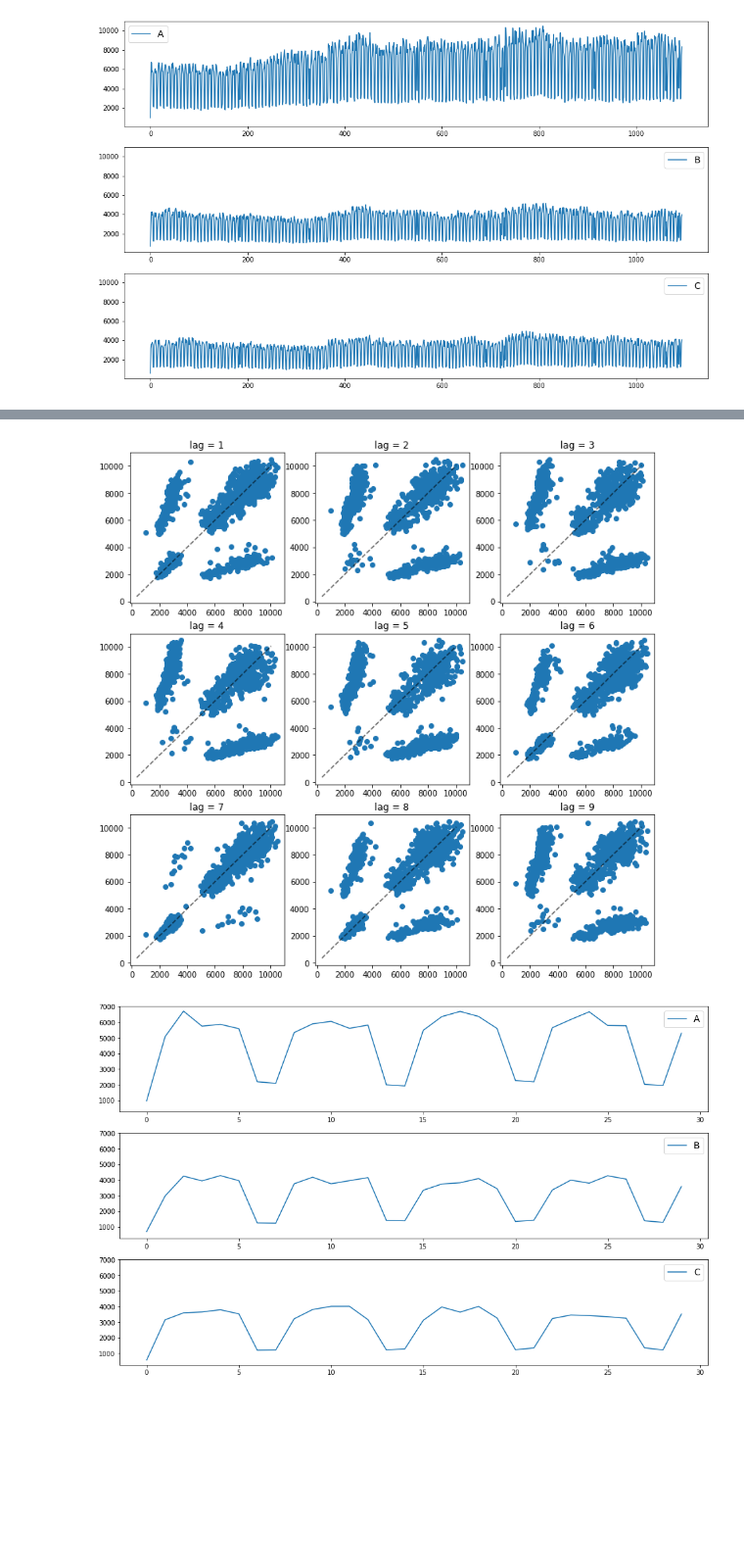
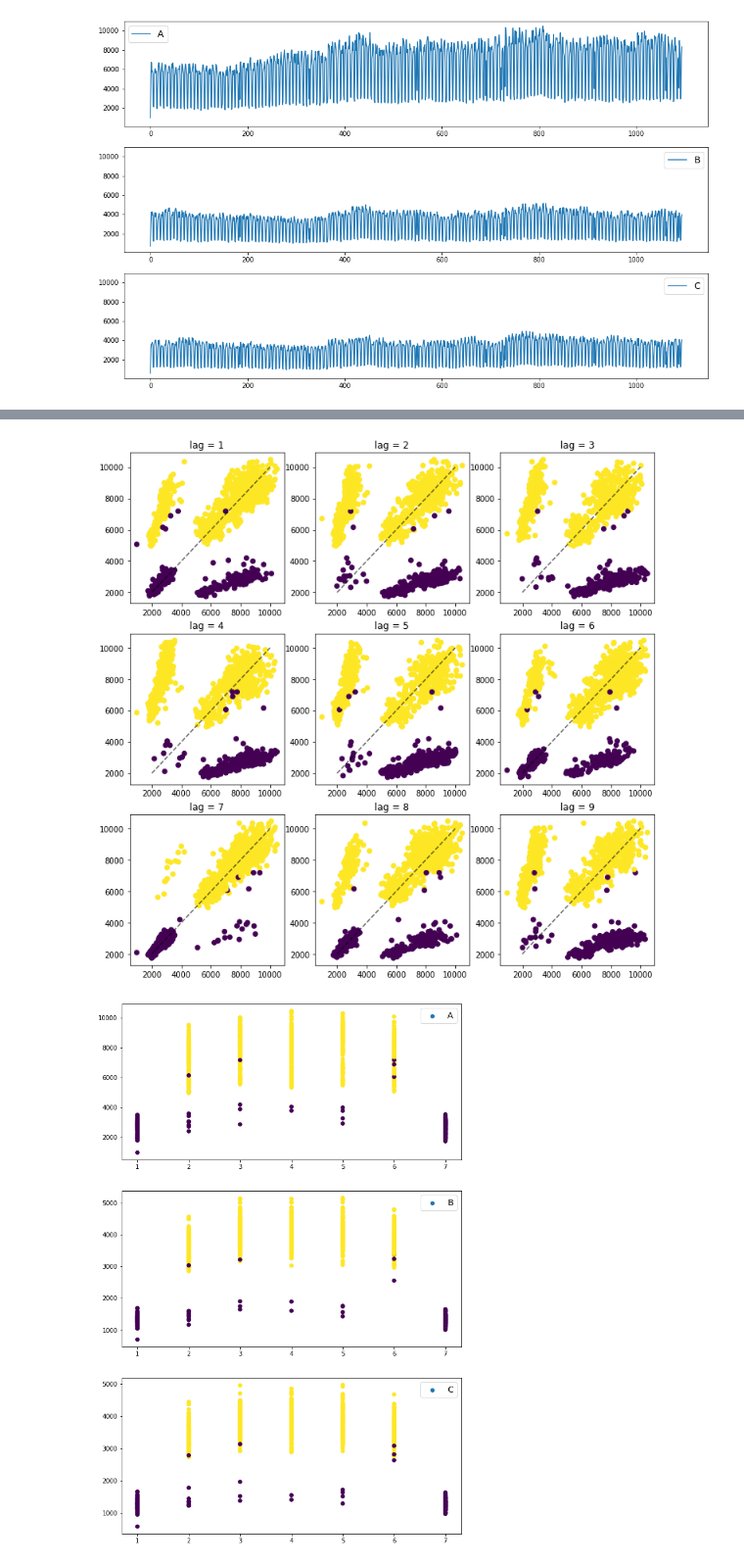
Before and after one commit to reasonablists/CoverMyMeds, a Jupyter notebook: DataCharacteristics.ipynb, the cells around one changed output, grey strips where cells are left out. Shown at 98% size. Cells and saved outputs as stored; diff of their text form; code cells hidden in the pictures; blank space fills up the shorter version.

Commit message:
Update DataCharacteristics.ipynb
improved organization

```diff
--- a/DataCharacteristics.ipynb
+++ b/DataCharacteristics.ipynb
@@ -3,5 +3,5 @@ import pandas as pd
 import matplotlib.pyplot as plt
 import numpy as np
 # %%
-data = pd.read_parquet("cmm_erdos_bootcamp_2020_timeseries.pq")
+df = pd.read_parquet("cmm_erdos_bootcamp_2020_timeseries.pq")
 # %%
@@ -152,8 +157,8 @@ fig,ax = plt.subplots(3,3,
                       figsize = (12,12))
 
 for i in range(1,10):
-    plot_lag(data,'volume_A',i,ax[(i-1)//3, (i-1)%3])
+    plot_lag(df,'volume_A',i,2000,10000,'is_workday',ax[(i-1)//3, (i-1)%3])
 
 plt.show()
 # %% [output]
-[figure, old version]
+[figure, new version]
@@ -164,15 +165,15 @@ data_month = data.head(30)
 # %%
-fig,ax = plt.subplots(3,1,figsize = (16,10),sharey=True)
+fig,ax = plt.subplots(3,1,figsize = (10,16))
 
-ax[0].plot(data_month['volume_A'],label="A")
-ax[1].plot(data_month['volume_B'],label="B")
-ax[2].plot(data_month['volume_C'],label="C")
+ax[0].scatter(df['day_of_week'] ,df['volume_A'],label="A",c=df['is_workday'])
+ax[1].scatter(df['day_of_week'] ,df['volume_B'],label="B",c=df['is_workday'])
+ax[2].scatter(df['day_of_week'] ,df['volume_C'],label="C",c=df['is_workday'])
 
 # Add legends
 ax[0].legend(fontsize=14)
 ax[1].legend(fontsize=14)
 ax[2].legend(fontsize=14)
 
 plt.show()
 # %% [output]
-[figure, old version]
+[figure, new version]
```
Also changed, not shown: parts of 26 cells of this notebook.
